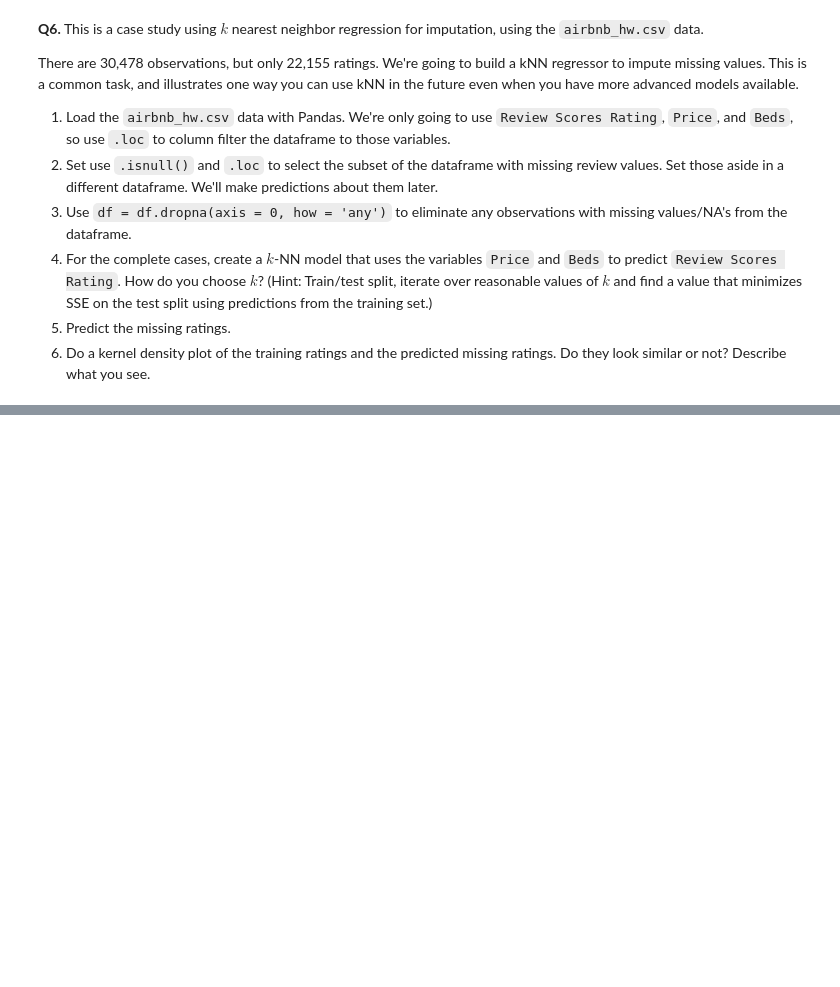
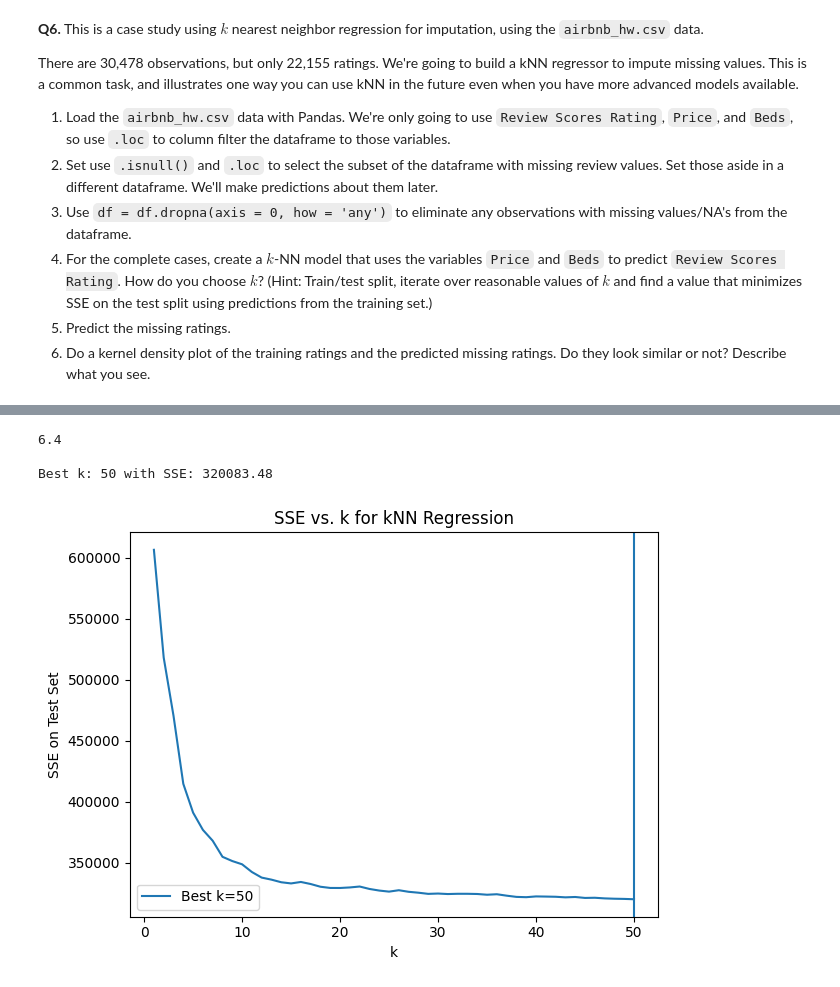
Before and after one commit to qnq9yy/undergrad_ml_assignments, a Jupyter notebook: 02_assignment_knn.ipynb, the cells around one changed output, grey strips where cells are left out. Drawn from its saved outputs; the diff is of its cells as text; code cells hidden in the pictures; blank space fills up the shorter version.

```diff
--- a/02_assignment_knn.ipynb
+++ b/02_assignment_knn.ipynb
@@ -114,0 +83,5 @@ OK, those are the data: Labels attached to handwritten digits encoded as a matri
+# %%
+print('6.1')
+df = pd.read_csv('airbnb_hw.csv')
+df = df.loc[:, ['Review Scores Rating', 'Price', 'Beds']]
+df.head()
@@ -114,0 +96,6 @@ OK, those are the data: Labels attached to handwritten digits encoded as a matri
+# %%
+print('6.2')
+df['Price'] = df['Price'].replace('[\$,]', '', regex=True).astype(float)
+
+missing_df = df.loc[df['Review Scores Rating'].isnull()]
+missing_df.head()
@@ -114,0 +110,4 @@ OK, those are the data: Labels attached to handwritten digits encoded as a matri
+# %%
+print('6.3')
+df = df.dropna(axis=0, how='any')
+df.head()
@@ -114,0 +122,33 @@ OK, those are the data: Labels attached to handwritten digits encoded as a matri
+# %%
+print('6.4')
+X = df[['Price', 'Beds']].values
+y = df['Review Scores Rating'].values
+
+X_train, X_test, y_train, y_test = train_test_split(X, y, test_size=0.2, random_state=42)
+
+sse_results = {}
+k_values = range(1, 51)
+
+for k in k_values:
+    knn = KNeighborsRegressor(n_neighbors=k)
+    knn.fit(X_train, y_train)
+    y_pred = knn.predict(X_test)
+    sse = np.sum((y_test - y_pred) ** 2)
+    sse_results[k] = sse
+
+best_k = min(sse_results, key=sse_results.get)
+print(f"\nBest k: {best_k} with SSE: {sse_results[best_k]:.2f}")
+
+plt.plot(list(sse_results.keys()), list(sse_results.values()))
+plt.axvline(x=best_k, label=f'Best k={best_k}')
+plt.xlabel('k')
+plt.ylabel('SSE on Test Set')
+plt.title('SSE vs. k for kNN Regression')
+plt.legend()
+plt.tight_layout()
+plt.show()
+# %% [output]
+6.4
+
+Best k: 50 with SSE: 320083.48
+[figure, added]
```
Also changed, not shown: parts of 16 cells of this notebook.
